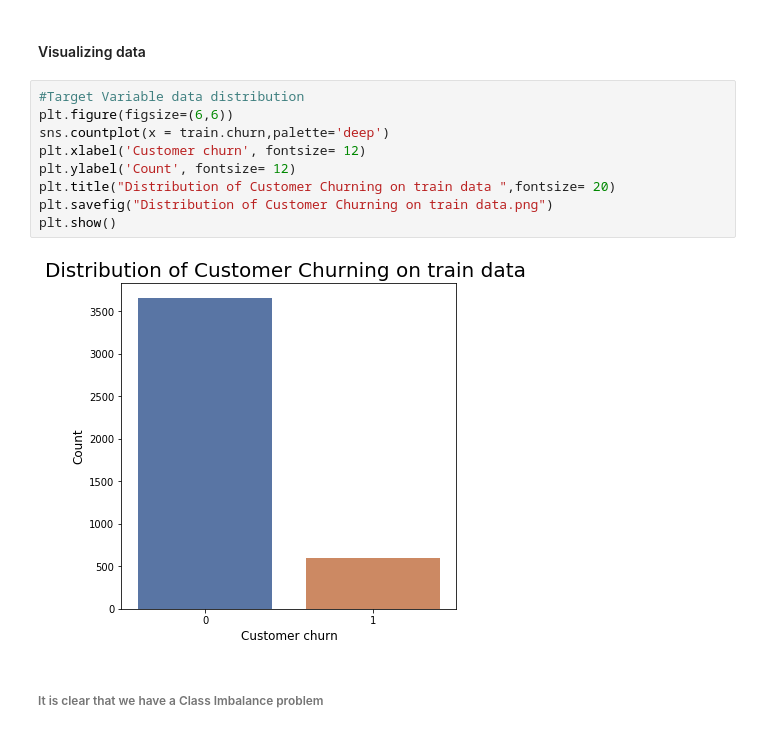
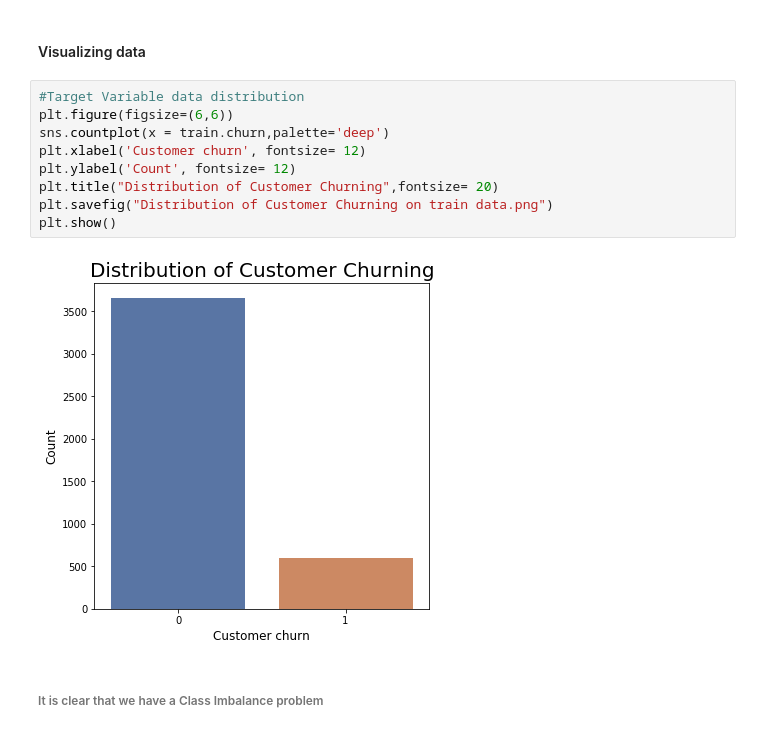
Before and after one commit to prashantgaikwad132/Telecom-customer-churn-prediction, a Jupyter notebook: Telecom Customer Churn Prediction using Machine Learning.ipynb, the cells around one changed output. Saved outputs shown, nothing was run; the diff lists cells and outputs as text.

```diff
--- a/Telecom Customer Churn Prediction using Machine Learning.ipynb
+++ b/Telecom Customer Churn Prediction using Machine Learning.ipynb
@@ -139,14 +139,14 @@ dtype: int64
 # %%
 #Target Variable data distribution
 plt.figure(figsize=(6,6))
 sns.countplot(x = train.churn,palette='deep')
 plt.xlabel('Customer churn', fontsize= 12)
 plt.ylabel('Count', fontsize= 12)
-plt.title("Distribution of Customer Churning on train data ",fontsize= 20)
+plt.title("Distribution of Customer Churning",fontsize= 20)
 plt.savefig("Distribution of Customer Churning on train data.png")
 plt.show()
 # %% [output]
-[figure, old version]
+[figure, new version]
 # %% [markdown]
 ###### It is clear that we have a Class Imbalance problem
 # %%
```
Also changed, not shown: parts of 1 cell of this notebook, 2 other files.
